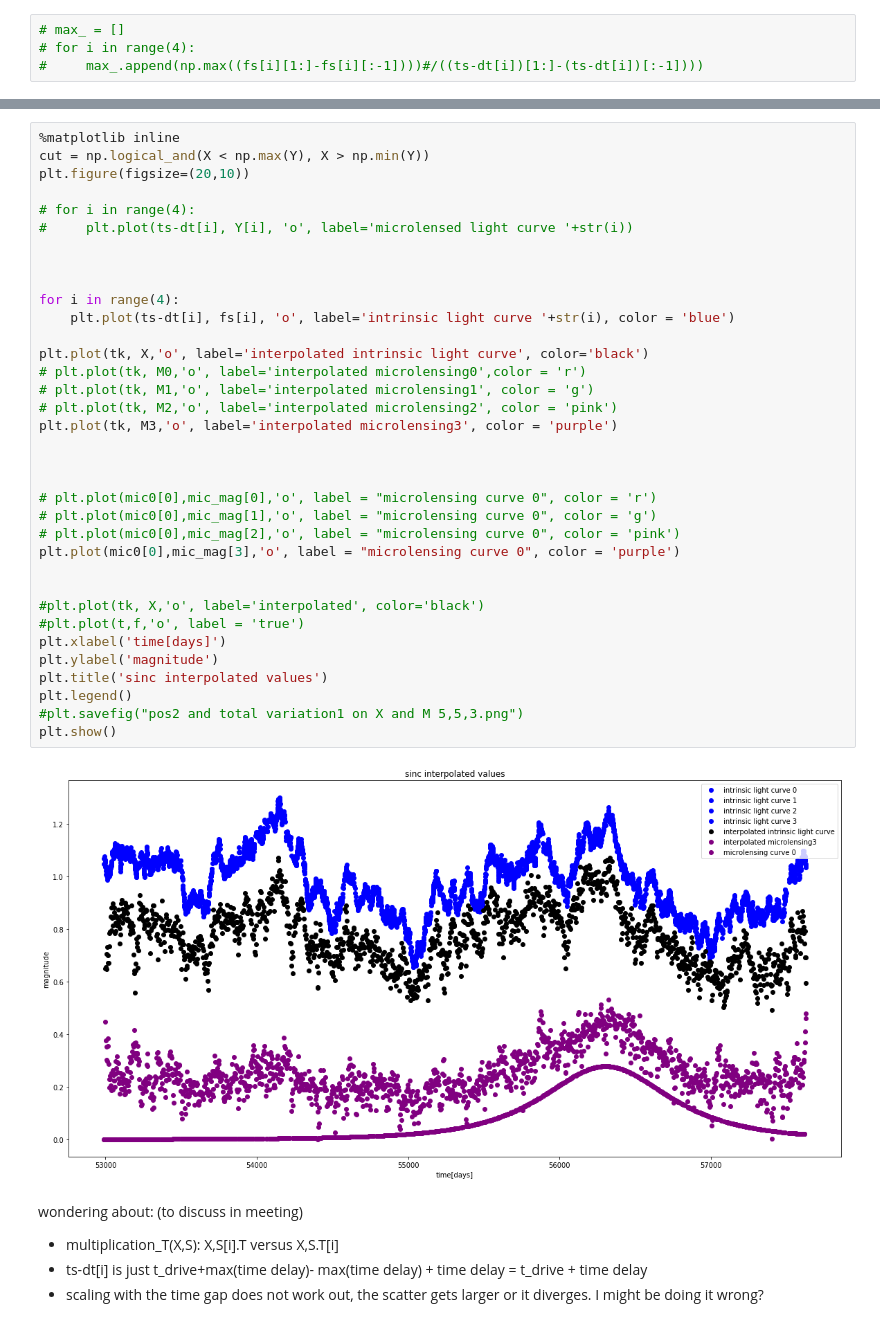
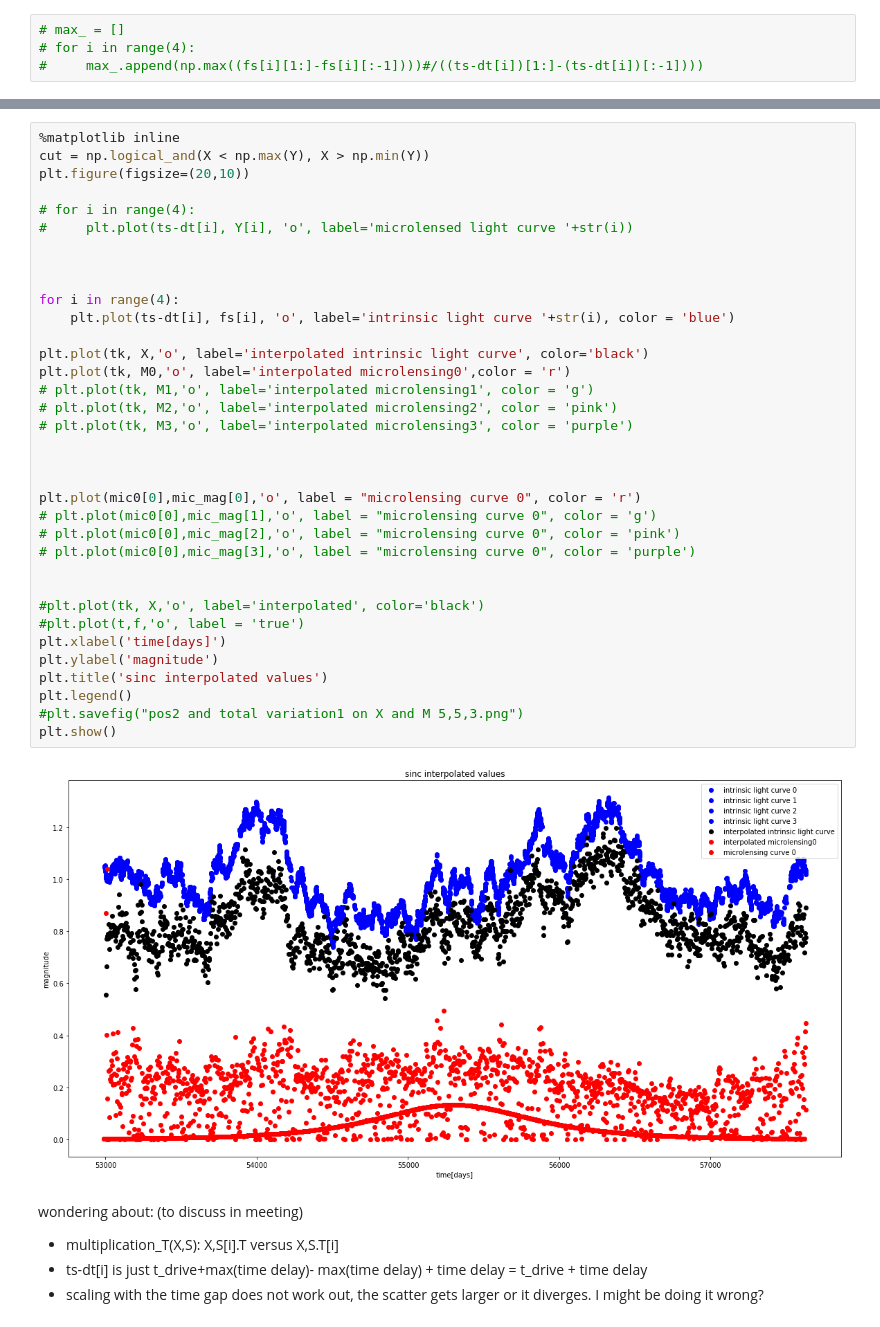
Before and after one commit to herjy/Quasar_lensing, a Jupyter notebook: simulation_interpolation/microlensing.ipynb, the cells around one changed output, grey strips where cells are left out. Drawn from its saved outputs; the diff is of its cells as text.

```diff
--- a/simulation_interpolation/microlensing.ipynb
+++ b/simulation_interpolation/microlensing.ipynb
@@ -201,38 +201,38 @@ plt.show()
 cut = np.logical_and(X < np.max(Y), X > np.min(Y))
 plt.figure(figsize=(20,10))
 
 # for i in range(4):
 #     plt.plot(ts-dt[i], Y[i], 'o', label='microlensed light curve '+str(i))
 
 
 
 for i in range(4):
     plt.plot(ts-dt[i], fs[i], 'o', label='intrinsic light curve '+str(i), color = 'blue')
 
 plt.plot(tk, X,'o', label='interpolated intrinsic light curve', color='black')
-# plt.plot(tk, M0,'o', label='interpolated microlensing0',color = 'r')
+plt.plot(tk, M0,'o', label='interpolated microlensing0',color = 'r')
 # plt.plot(tk, M1,'o', label='interpolated microlensing1', color = 'g')
 # plt.plot(tk, M2,'o', label='interpolated microlensing2', color = 'pink')
-plt.plot(tk, M3,'o', label='interpolated microlensing3', color = 'purple')
+# plt.plot(tk, M3,'o', label='interpolated microlensing3', color = 'purple')
 
 
 
-# plt.plot(mic0[0],mic_mag[0],'o', label = "microlensing curve 0", color = 'r')
+plt.plot(mic0[0],mic_mag[0],'o', label = "microlensing curve 0", color = 'r')
 # plt.plot(mic0[0],mic_mag[1],'o', label = "microlensing curve 0", color = 'g')
 # plt.plot(mic0[0],mic_mag[2],'o', label = "microlensing curve 0", color = 'pink')
-plt.plot(mic0[0],mic_mag[3],'o', label = "microlensing curve 0", color = 'purple')
+# plt.plot(mic0[0],mic_mag[3],'o', label = "microlensing curve 0", color = 'purple')
 
 
 #plt.plot(tk, X,'o', label='interpolated', color='black')
 #plt.plot(t,f,'o', label = 'true')
 plt.xlabel('time[days]')
 plt.ylabel('magnitude')
 plt.title('sinc interpolated values')
 plt.legend()
 #plt.savefig("pos2 and total variation1 on X and M 5,5,3.png")
 plt.show()
 # %% [output]
-[figure, old version]
+[figure, new version]
 # %% [markdown]
 wondering about: (to discuss in meeting)
 - multiplication_T(X,S): X,S[i].T versus X,S.T[i]
```
Also changed, not shown: parts of 2 cells of this notebook, 5 other files.
